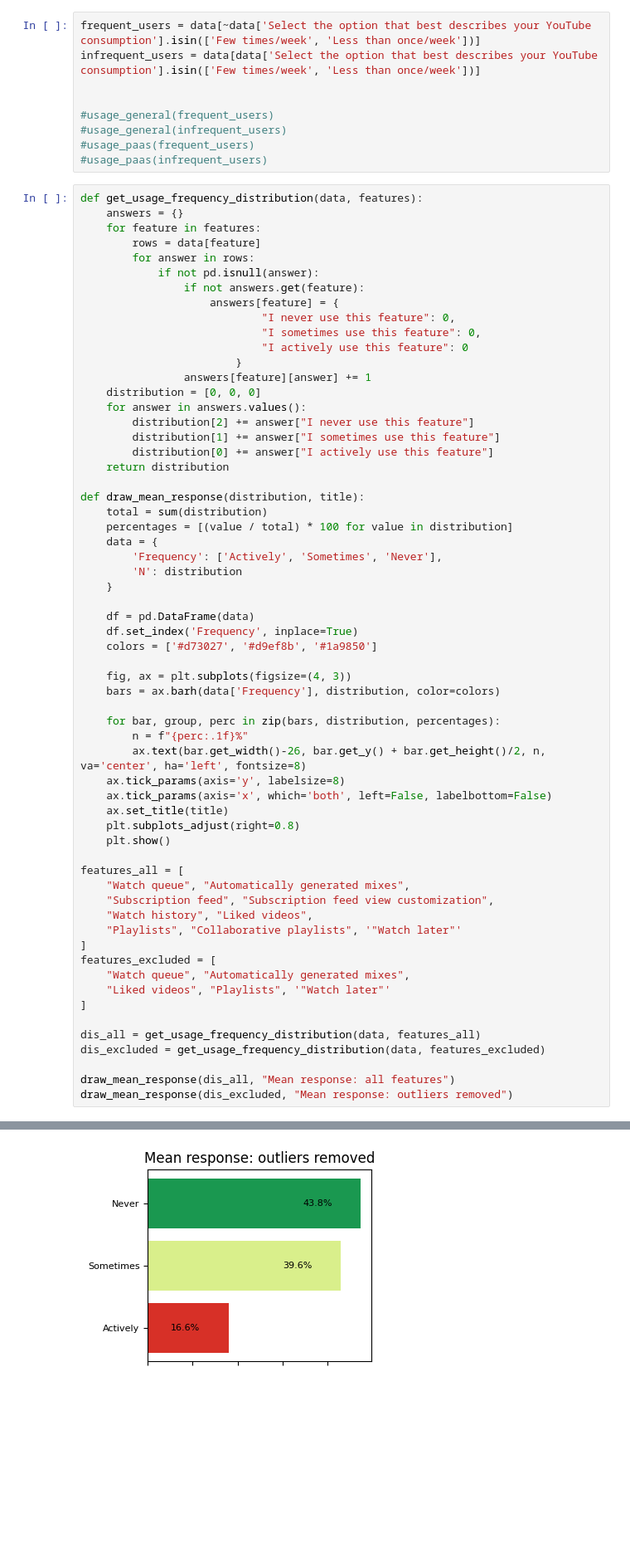
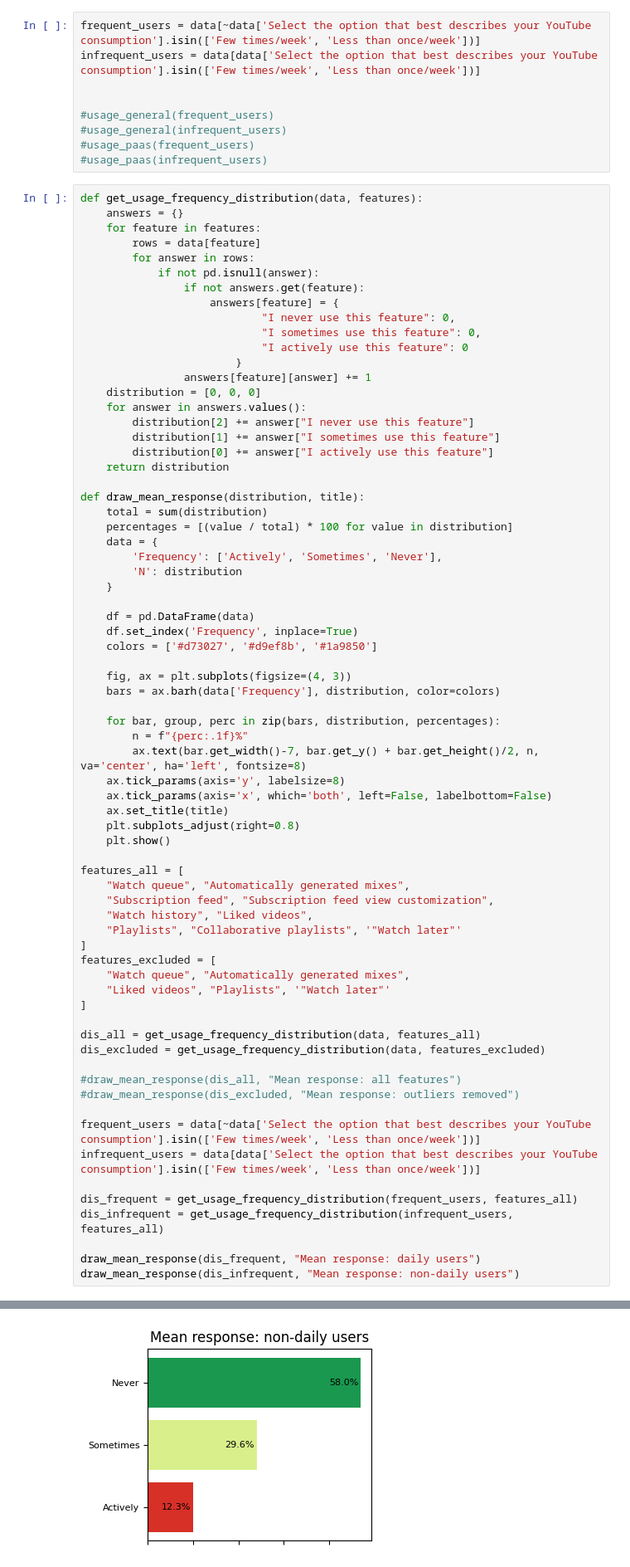
Before and after one commit to sundeka/gradu_data_analysis, a Jupyter notebook: Gradu.ipynb, the cells around one changed output, grey strips where cells are left out. Shown: that part at 83% size. Saved outputs shown, nothing was run; the diff lists cells and outputs as text; blank space fills up the shorter version.

Commit message:
mean: frequent vs non-frequent users

```diff
--- a/Gradu.ipynb
+++ b/Gradu.ipynb
@@ -472,7 +472,7 @@ def draw_mean_response(distribution, title):
 
     for bar, group, perc in zip(bars, distribution, percentages):
         n = f"{perc:.1f}%"
-        ax.text(bar.get_width()-26, bar.get_y() + bar.get_height()/2, n, va='center', ha='left', fontsize=8)
+        ax.text(bar.get_width()-7, bar.get_y() + bar.get_height()/2, n, va='center', ha='left', fontsize=8)
     ax.tick_params(axis='y', labelsize=8)
     ax.tick_params(axis='x', which='both', left=False, labelbottom=False)
     ax.set_title(title)
@@ -493,6 +493,15 @@ features_excluded = [
 dis_all = get_usage_frequency_distribution(data, features_all)
 dis_excluded = get_usage_frequency_distribution(data, features_excluded)
 
-draw_mean_response(dis_all, "Mean response: all features")
-draw_mean_response(dis_excluded, "Mean response: outliers removed")
+#draw_mean_response(dis_all, "Mean response: all features")
+#draw_mean_response(dis_excluded, "Mean response: outliers removed")
+
+frequent_users = data[~data['Select the option that best describes your YouTube consumption'].isin(['Few times/week', 'Less than once/week'])]
+infrequent_users = data[data['Select the option that best describes your YouTube consumption'].isin(['Few times/week', 'Less than once/week'])]
+
+dis_frequent = get_usage_frequency_distribution(frequent_users, features_all)
+dis_infrequent = get_usage_frequency_distribution(infrequent_users, features_all)
+
+draw_mean_response(dis_frequent, "Mean response: daily users")
+draw_mean_response(dis_infrequent, "Mean response: non-daily users")
 # %% [output]
@@ -500 +509 @@ draw_mean_response(dis_excluded, "Mean response: outliers removed")
-[figure, old version]
+[figure, new version]
```
Also changed, not shown: parts of 1 cell of this notebook, 1 other file.
